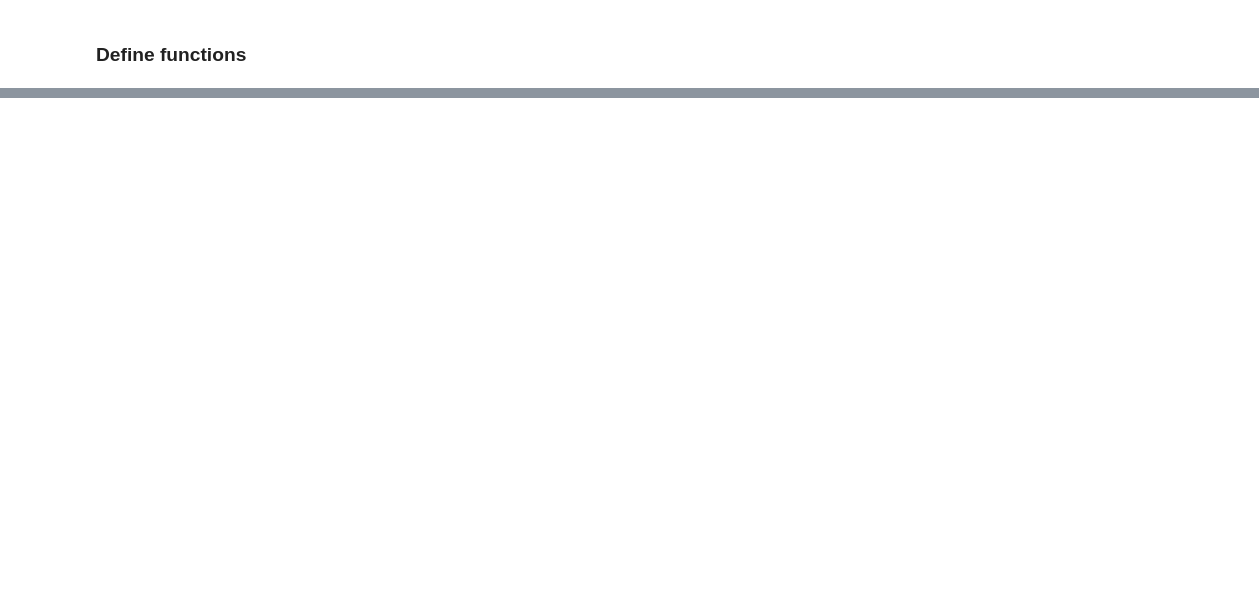
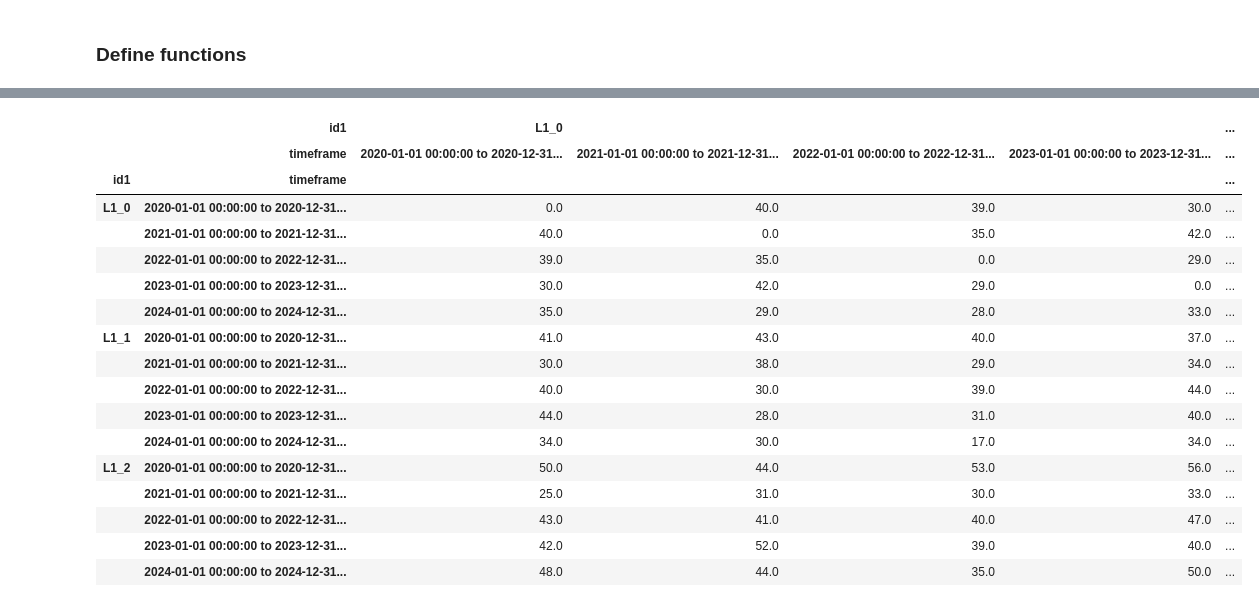
Before and after one commit to SonyCSLParis/STDL, a Jupyter notebook: implementation.ipynb, the cells around one changed output, grey strips where cells are left out. Cells and saved outputs as stored; diff of their text form; code cells hidden in the pictures; blank space fills up the shorter version.

Commit message:
edit: simplified the implementation notebook, added functions.py

```diff
--- a/implementation.ipynb
+++ b/implementation.ipynb
@@ -487,0 +67,21 @@ for timeframe in relative_matrix.index.get_level_values(1).unique():
+# %%
+get_absolute_matrix(df, timeframe='Y', distance_function=manhattan_distances)
+# %% [output]
+|  | id1 | L1_0 |  |  |  | ... |
+|  | timeframe | 2020-01-01 00:00:00 to 2020-12-31... | 2021-01-01 00:00:00 to 2021-12-31... | 2022-01-01 00:00:00 to 2022-12-31... | 2023-01-01 00:00:00 to 2023-12-31... | ... |
+| id1 | timeframe |  |  |  |  | ... |
+| L1_0 | 2020-01-01 00:00:00 to 2020-12-31... | 0.0 | 40.0 | 39.0 | 30.0 | ... |
+|  | 2021-01-01 00:00:00 to 2021-12-31... | 40.0 | 0.0 | 35.0 | 42.0 | ... |
+|  | 2022-01-01 00:00:00 to 2022-12-31... | 39.0 | 35.0 | 0.0 | 29.0 | ... |
+|  | 2023-01-01 00:00:00 to 2023-12-31... | 30.0 | 42.0 | 29.0 | 0.0 | ... |
+|  | 2024-01-01 00:00:00 to 2024-12-31... | 35.0 | 29.0 | 28.0 | 33.0 | ... |
+| L1_1 | 2020-01-01 00:00:00 to 2020-12-31... | 41.0 | 43.0 | 40.0 | 37.0 | ... |
+|  | 2021-01-01 00:00:00 to 2021-12-31... | 30.0 | 38.0 | 29.0 | 34.0 | ... |
+|  | 2022-01-01 00:00:00 to 2022-12-31... | 40.0 | 30.0 | 39.0 | 44.0 | ... |
+|  | 2023-01-01 00:00:00 to 2023-12-31... | 44.0 | 28.0 | 31.0 | 40.0 | ... |
+|  | 2024-01-01 00:00:00 to 2024-12-31... | 34.0 | 30.0 | 17.0 | 34.0 | ... |
+| L1_2 | 2020-01-01 00:00:00 to 2020-12-31... | 50.0 | 44.0 | 53.0 | 56.0 | ... |
+|  | 2021-01-01 00:00:00 to 2021-12-31... | 25.0 | 31.0 | 30.0 | 33.0 | ... |
+|  | 2022-01-01 00:00:00 to 2022-12-31... | 43.0 | 41.0 | 40.0 | 47.0 | ... |
+|  | 2023-01-01 00:00:00 to 2023-12-31... | 42.0 | 52.0 | 39.0 | 40.0 | ... |
+|  | 2024-01-01 00:00:00 to 2024-12-31... | 48.0 | 44.0 | 35.0 | 50.0 | ... |
```
Also changed, not shown: parts of 42 cells of this notebook, 2 other files.
